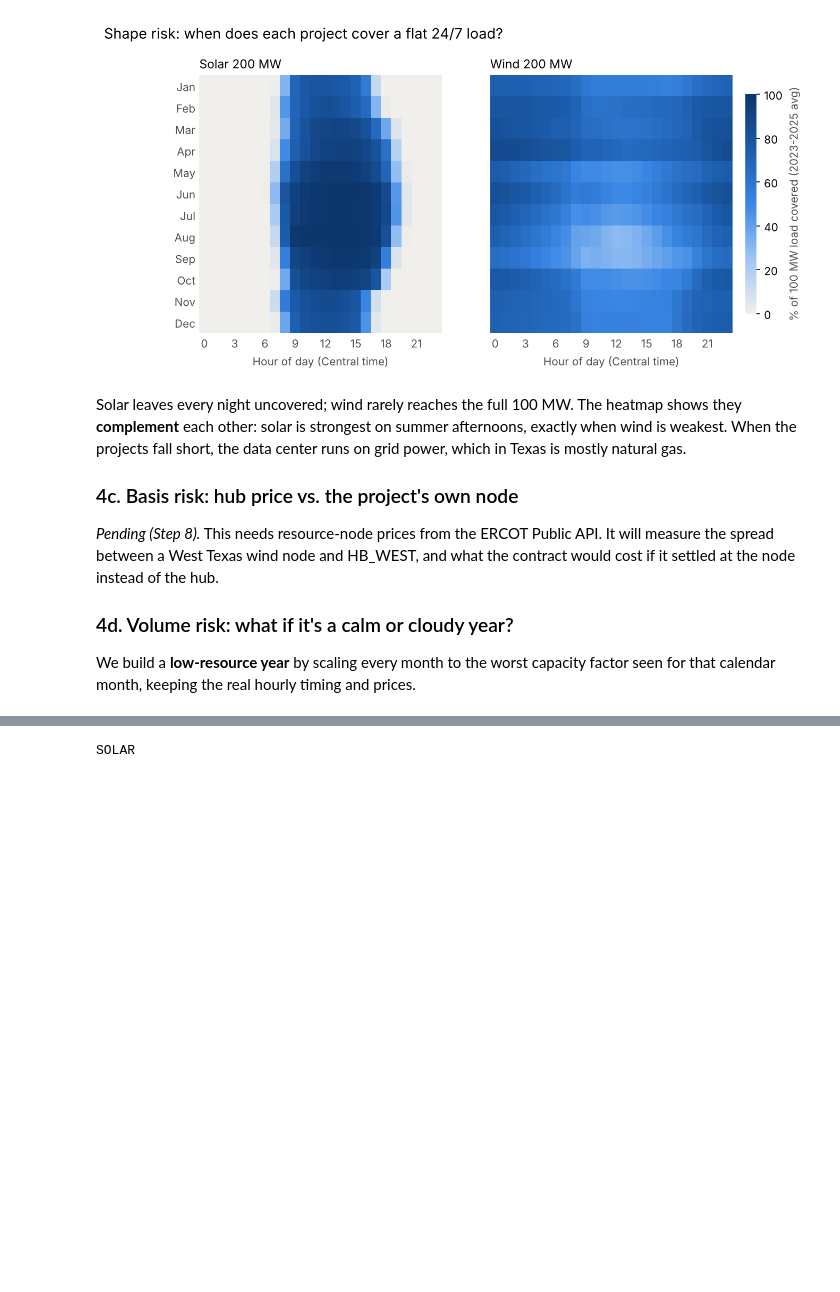
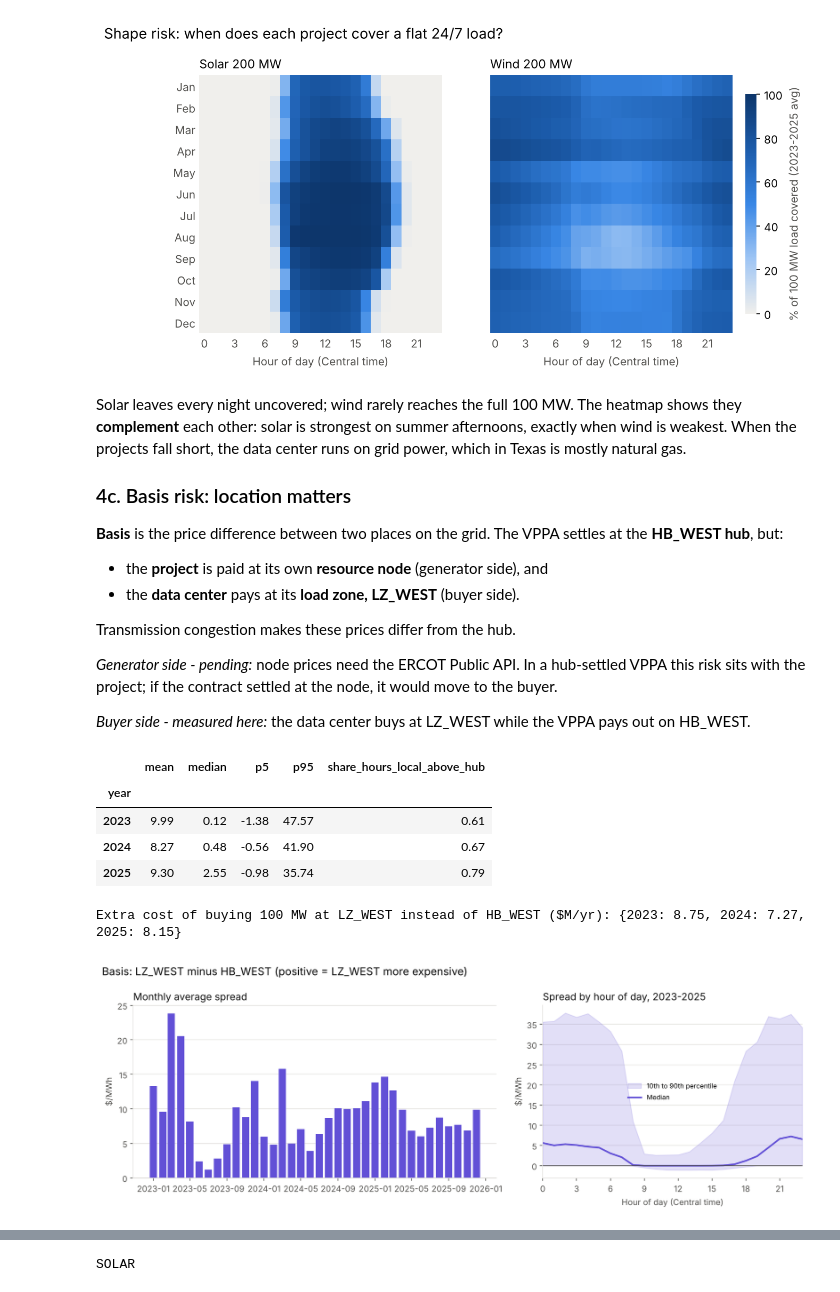
Before and after one commit to andrepaoPeru/vppa-risk-lab, a Jupyter notebook: notebooks/vppa_story.ipynb, the cells around one changed output, grey strips where cells are left out. Cells and saved outputs as stored; diff of their text form; code cells hidden in the pictures; blank space fills up the shorter version.

```diff
--- a/notebooks/vppa_story.ipynb
+++ b/notebooks/vppa_story.ipynb
@@ -196,13 +196,30 @@ Solar leaves every night uncovered; wind rarely reaches the full 100 MW. The hea
 **complement** each other: solar is strongest on summer afternoons, exactly when wind is weakest.
 When the projects fall short, the data center runs on grid power, which in Texas is mostly natural gas.
 
-### 4c. Basis risk: hub price vs. the project's own node
+### 4c. Basis risk: location matters
 
-*Pending (Step 8).* This needs resource-node prices from the ERCOT Public API.
-It will measure the spread between a West Texas wind node and HB_WEST, and what the contract
-would cost if it settled at the node instead of the hub.
+**Basis** is the price difference between two places on the grid. The VPPA settles at the **HB_WEST hub**, but:
 
-### 4d. Volume risk: what if it's a calm or cloudy year?
+- the **project** is paid at its own **resource node** (generator side), and
+- the **data center** pays at its **load zone, LZ_WEST** (buyer side).
 
-We build a **low-resource year** by scaling every month to the worst capacity factor seen for that
-calendar month, keeping the real hourly timing and prices.
+Transmission congestion makes these prices differ from the hub.
+
+*Generator side - pending:* node prices need the ERCOT Public API. In a hub-settled VPPA this risk sits
+with the project; if the contract settled at the node, it would move to the buyer.
+
+*Buyer side - measured here:* the data center buys at LZ_WEST while the VPPA pays out on HB_WEST.
+# %%
+zone_price = data.load_load_zone_prices()
+display(risk.basis_summary(zone_price, price))
+extra = risk.load_basis_cost(zone_price, price) / 1e6
+print("Extra cost of buying 100 MW at LZ_WEST instead of HB_WEST ($M/yr):", extra.round(2).to_dict())
+display(Image(plots.plot_basis_risk(zone_price, price)))
+# %% [output]
+|  | mean | median | p5 | p95 | share_hours_local_above_hub |
+| year |  |  |  |  |  |
+| 2023 | 9.99 | 0.12 | -1.38 | 47.57 | 0.61 |
+| 2024 | 8.27 | 0.48 | -0.56 | 41.90 | 0.67 |
+| 2025 | 9.30 | 2.55 | -0.98 | 35.74 | 0.79 |
+Extra cost of buying 100 MW at LZ_WEST instead of HB_WEST ($M/yr): {2023: 8.75, 2024: 7.27, 2025: 8.15}
+[figure, added]
```
Also changed, not shown: parts of 6 cells of this notebook, 9 other files.
